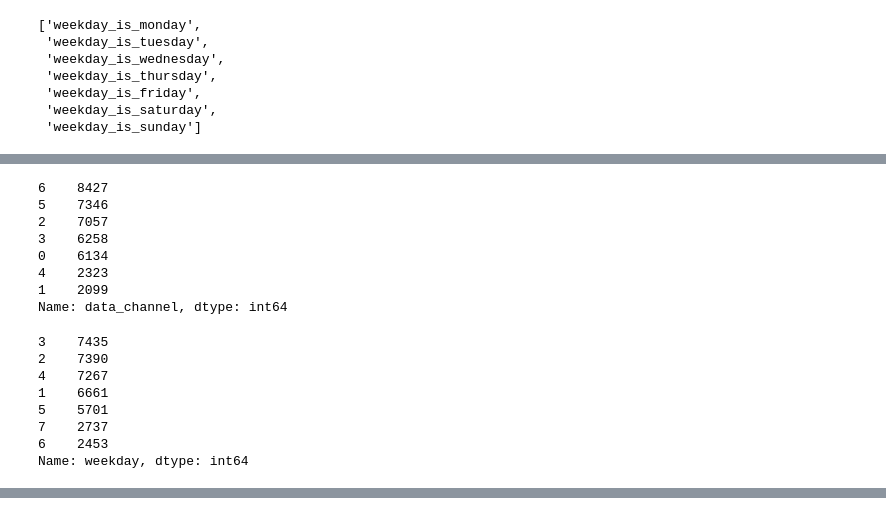
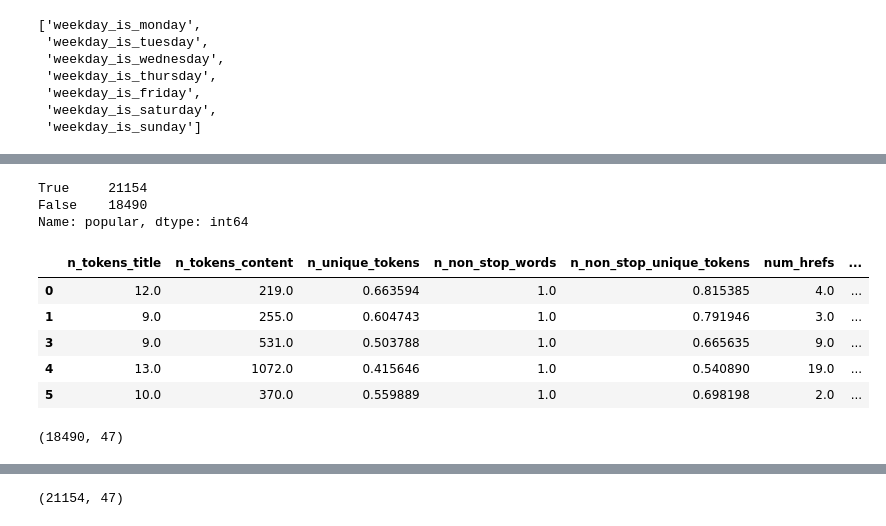
Before and after one commit to nsriniva/DS-Unit-1-Build, a Jupyter notebook: DS_Unit_1_BuildProject_1.ipynb, the cells around one changed output, grey strips where cells are left out. Cells and saved outputs as stored; diff of their text form; code cells hidden in the pictures.

```diff
--- a/DS_Unit_1_BuildProject_1.ipynb
+++ b/DS_Unit_1_BuildProject_1.ipynb
@@ -144,6 +79,8 @@ display(weekday_columns)
  'weekday_is_saturday',
  'weekday_is_sunday']
 # %%
+# Compute a mapping between the data channel/weekday name and an integer
+# value i.e. 'lifestyle':1/'monday':1, ...
 dcm = {}
 wm = {}
 
@@ -155,11 +92,14 @@ prel = len('weekday_is_')
 for idx,name in enumerate(weekday_columns):
   wm[name[prel:]] = idx+1
 
-display(dcm)
-display(wm)
+#display(dcm)
+#display(wm)
 
 mf = lambda u,args: [0,args][int(u)]
 
+# This function adds a new column named new_col with the information
+# from all the columns prefixed with new_col+'_is_' and then returns a
+# dataframe with all them dropped.
 def mapper_func(df, new_col, name_dict):
 
   name_list = list(name_dict.items())
@@ -173,22 +113,12 @@ def mapper_func(df, new_col, name_dict):
 
   return df.drop(columns=[ new_col+'_is_'+name for name,_ in name_list])
 
-'''
-onp_df['data_channel'] = onp_df.data_channel_is_bus.apply(mf, args=(dcm['bus'], )) + \
-  onp_df.data_channel_is_entertainment.apply(mf, args=(dcm['entertainment'], )) + \
-  onp_df.data_channel_is_lifestyle.apply(mf, args=(dcm['lifestyle'],))  + \
-  onp_df.data_channel_is_socmed.apply(mf, args=(dcm['socmed'],)) + \
-  onp_df.data_channel_is_tech.apply(mf, args=(dcm['tech'],)) + \
-  onp_df.data_channel_is_world.apply(mf, args=(dcm['world'],))
-'''
 
 onp_df = mapper_func(onp_df, 'data_channel', dcm)
 
 onp_df = mapper_func(onp_df, 'weekday', wm)
 
 onp_df = onp_df.drop(columns=['is_weekend'])
-
-display(onp_df.head(), onp_df.shape)
 
 # Remove both non-predictive attributes
 onp_df_predictive = onp_df.drop(columns=['url', 'timedelta'])
@@ -228,20 +138,27 @@ display(onp_df_predictive.head(), onp_df_predictive.shape)
-# %%
-display(onp_df.data_channel.value_counts())
-display(onp_df.weekday.value_counts())
-# %% [output]
-6    8427
-5    7346
-2    7057
-3    6258
-0    6134
-4    2323
-1    2099
-Name: data_channel, dtype: int64
-3    7435
-2    7390
-4    7267
-1    6661
-5    5701
-7    2737
-6    2453
-Name: weekday, dtype: int64
+# %%
+# We now add a new binary valued column popular, with each row having a value
+# of 1, if the corresponding shares value >=1400 and 0 otherwise.
+onp_df_predictive['popular'] = onp_df.shares >= 1400
+onp_df_predictive.popular.value_counts()
+# %% [output]
+True     21154
+False    18490
+Name: popular, dtype: int64
+# %%
+grouped = onp_df_predictive.groupby(onp_df_predictive.popular)
+
+pop0_df = grouped.get_group(0)
+
+pop1_df = grouped.get_group(1)
+
+display(pop0_df.head(), pop0_df.shape)
+
+display(pop1_df.head(), pop1_df.shape)
+# %% [output]
+|  | n_tokens_title | n_tokens_content | n_unique_tokens | n_non_stop_words | n_non_stop_unique_tokens | num_hrefs | ... |
+| 0 | 12.0 | 219.0 | 0.663594 | 1.0 | 0.815385 | 4.0 | ... |
+| 1 | 9.0 | 255.0 | 0.604743 | 1.0 | 0.791946 | 3.0 | ... |
+| 3 | 9.0 | 531.0 | 0.503788 | 1.0 | 0.665635 | 9.0 | ... |
+| 4 | 13.0 | 1072.0 | 0.415646 | 1.0 | 0.540890 | 19.0 | ... |
+| 5 | 10.0 | 370.0 | 0.559889 | 1.0 | 0.698198 | 2.0 | ... |
+(18490, 47)
@@ -247,0 +171 @@ Name: weekday, dtype: int64
+(21154, 47)
```
Also changed, not shown: parts of 14 cells of this notebook.
